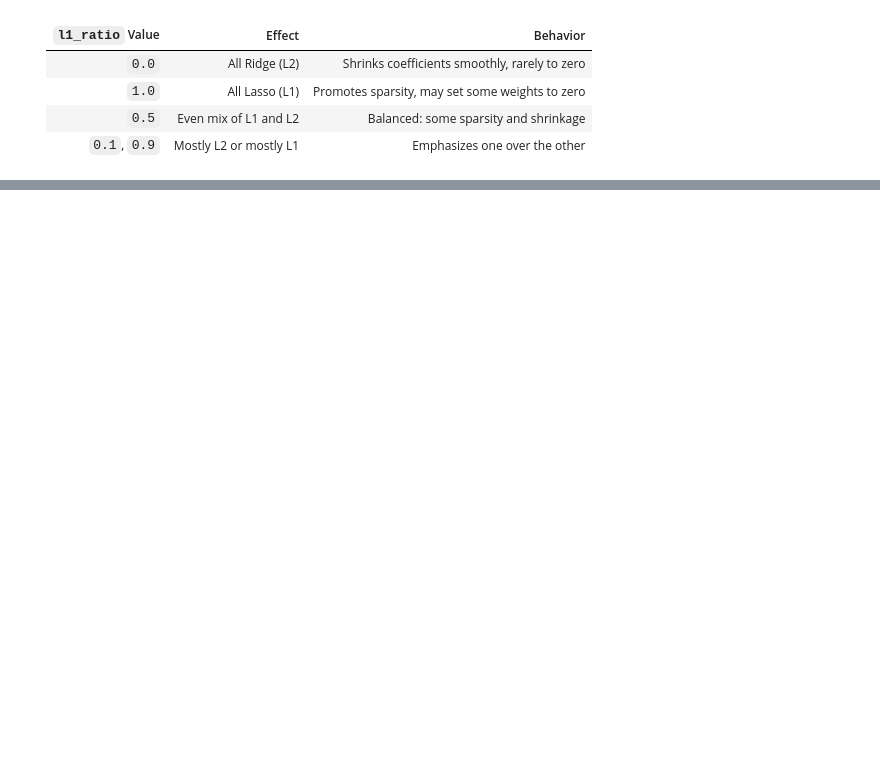
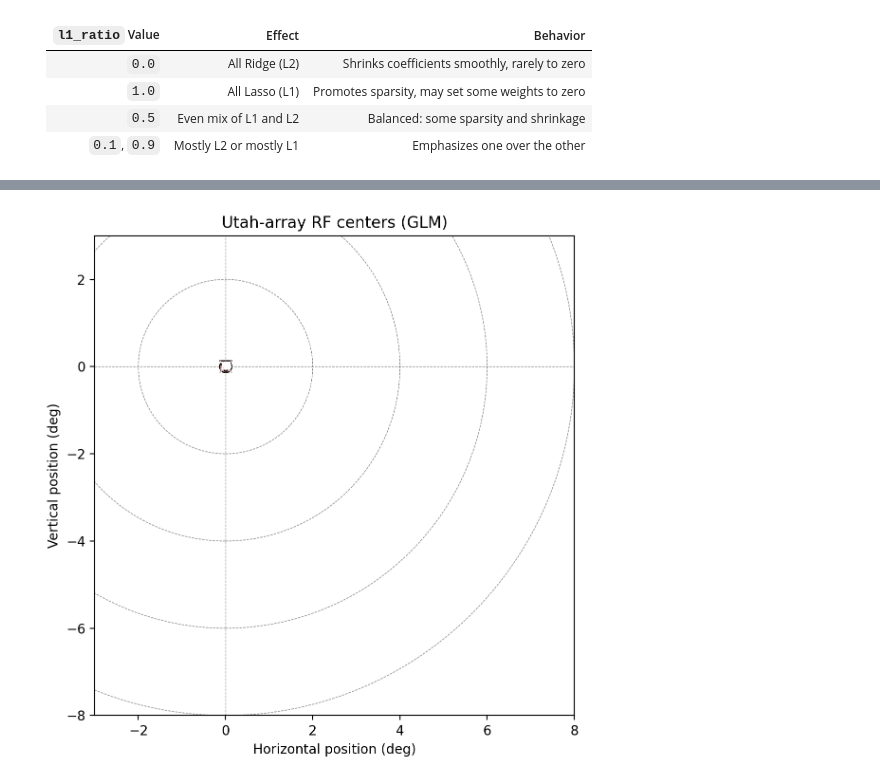
Before and after one commit to rvodila/SlavsForSight, a Jupyter notebook: code/lfp_img_merge/receptive fields/rf_GLM.ipynb, the cells around one changed output, grey strips where cells are left out. Cells and saved outputs as stored; diff of their text form; code cells hidden in the pictures; blank space fills up the shorter version.

```diff
--- a/code/lfp_img_merge/receptive fields/rf_GLM.ipynb
+++ b/code/lfp_img_merge/receptive fields/rf_GLM.ipynb
@@ -410,7 +421,7 @@ if loading:
         order = 'shuffled'
     else:
         order = 'ordered'
-    len_idxs = 2000 # how many images to include
+    len_idxs = 5000 # how many images to include
     load_path = join(derivatives_rf_dir, 'linear', f"{monkey}_X_R_imgshape{len_idxs}_{order}.npz")
 
     # Load .npz file
@@ -437,18 +455,19 @@ scaler = StandardScaler()
 X_scaled = scaler.fit_transform(X)
 N, D = X_scaled.shape
 E = R.shape[1]
-#E = 256
 assert E % 64 == 0
-
+if E_SUBSET:
+    E = E_SUBSET
 RFs = np.zeros((E, H * W))
 for i in range(E):
-    if i%5 == 0:
-        print(i)
+    if VERBOSE:
+        if i%50 == 0:
+            print(i)
     y = R[:, i]
     #model = Ridge(alpha=0.10)
 
     # ElasticNet for a balance between sparsity and smoothness
     # l1 ~
-    model = ElasticNet(alpha=0.2, l1_ratio=0.7)
+    model = ElasticNet(alpha=alpha, l1_ratio=l1_ratio)
     model.fit(X_scaled, y)
-    RFs[i] = model.coef_
+    RFs[i] = model.coef_ # shape [n_shanks, 4096]
@@ -524,0 +804,78 @@ plot_rf_grid(
+# %%
+import matplotlib.pyplot as plt
+import numpy as np
+import matplotlib.patches as patches
+
+# center_x_deg, center_y_deg: (16,)
+# optional: array2area mapping (1-based)
+# example:
+# array2area = {
+#     1:  'V1', 2: 'V1', 3: 'V1', 4: 'V1',
+#     5:  'V1', 7: 'V1', 8: 'V1',
+#     9:  'V4', 10: 'V4', 11: 'V4', 12: 'V4',
+#     13: 'IT', 14: 'IT', 15: 'IT', 16: 'IT',
+#     6:  'cut'
+# }
+
+fig, ax = plt.subplots(figsize=(6, 6), dpi=200)
+
+# simple colormap: one color per array
+cmap = plt.get_cmap('tab20')
+colors = [cmap(i) for i in range(16)]
+
+for a in range(16):
+    x = center_x_deg[a]
+    y = center_y_deg[a]
+
+    if np.isnan(x) or np.isnan(y):
+        continue  # skip faulty array (e.g. array 6)
+
+    if 'array2area' in globals():
+        area = array2area.get(a + 1, 'unknown')
+        if area == 'V1':
+            marker = 'o'
+        elif area == 'V4':
+            marker = 'v'
+        elif area == 'IT':
+            marker = 'x'
+        else:
+            marker = 's'
+    else:
+        marker = 'o'
+
+    ax.scatter(
+        x, y,
+        color=colors[a],
+        marker=marker,
+        edgecolors='black',
+        linewidth=0.8,
+        s=80,
+        label=f"Array {a+1}" if a == 0 else None  # avoid spam in legend
+    )
+    ax.text(x, y, str(a+1), fontsize=8, ha='center', va='center', color='white')
+
+# concentric circles in degrees
+center = (0, 0)
+radius = 8
+num_circles = 4
+for k in range(num_circles):
+    circle = patches.Circle(
+        center, radius * (k + 1) / num_circles,
+        edgecolor='gray', linewidth=0.5, fill=False, linestyle='dashed'
+    )
+    ax.add_patch(circle)
+
+ax.axvline(0, color='gray', linestyle='dashed', linewidth=0.5)
+ax.axhline(0, color='gray', linestyle='dashed', linewidth=0.5)
+
+ax.set_xlim(-3, 8)
+ax.set_ylim(-8, 3)
+ax.set_aspect('equal')
+ax.set_xlabel('Horizontal position (deg)')
+ax.set_ylabel('Vertical position (deg)')
+ax.set_title('Utah-array RF centers (GLM)')
+
+plt.tight_layout()
+plt.show()
+# %% [output]
+[figure, added]
```
Also changed, not shown: parts of 18 cells of this notebook, 10 other files.
